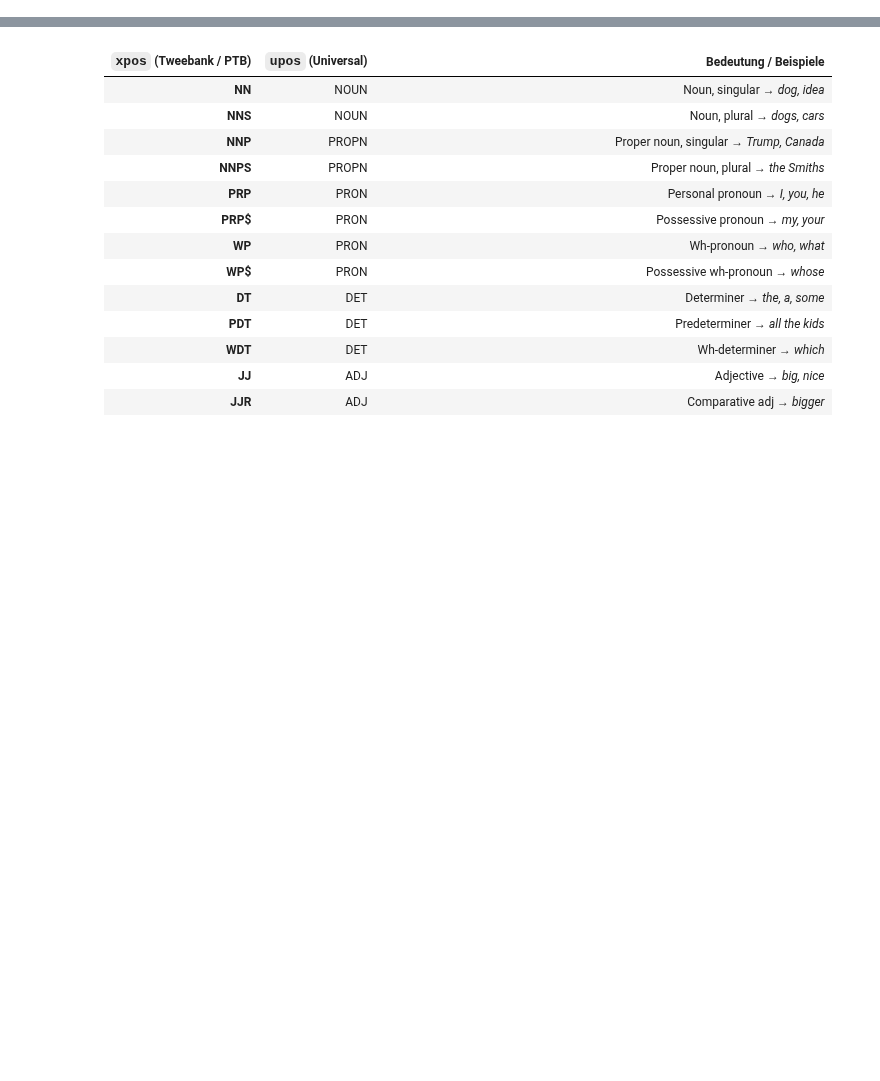
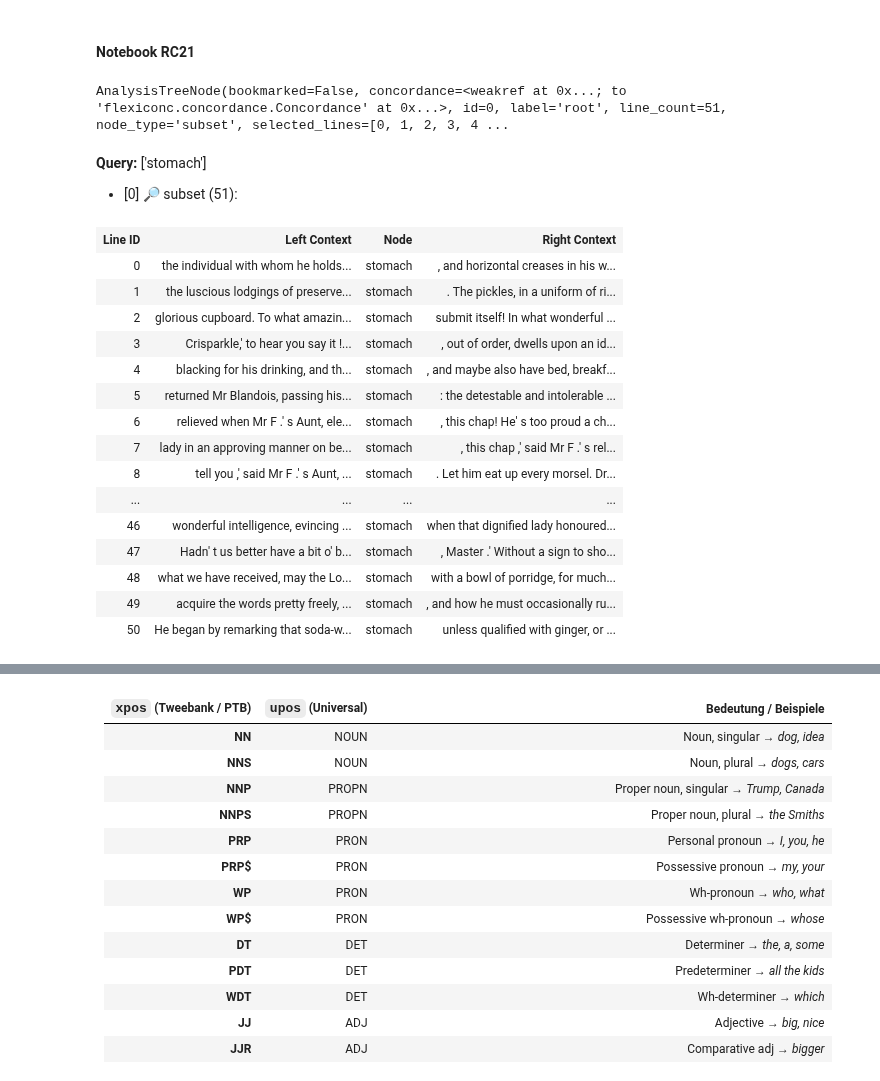
Before and after one commit to vivien3mueller/TrumMus, a Jupyter notebook: 05 FlexiConc_Analyse.ipynb, the cells around one changed output, grey strips where cells are left out. Drawn from its saved outputs; the diff is of its cells as text; code cells hidden in the pictures; blank space fills up the shorter version.

```diff
--- a/05 FlexiConc_Analyse.ipynb
+++ b/05 FlexiConc_Analyse.ipynb
@@ -0,0 +67,2 @@
+# %% [markdown]
+#### Notebook RC21
@@ -0,0 +74,30 @@
+# %%
+c.root
+# %% [output]
+AnalysisTreeNode(bookmarked=False, concordance=<weakref at 0x...; to 'flexiconc.concordance.Concordance' at 0x...>, id=0, label='root', line_count=51, node_type='subset', selected_lines=[0, 1, 2, 3, 4 ...
+# %%
+from IPython.display import HTML, display
+from flexiconc.visualization.html_visualizer import generate_concordance_html, generate_analysis_tree_html
+display(HTML(generate_analysis_tree_html(c)))
+# %% [output]
+Query: ['stomach']
+[0] 🔎 subset (51):
+# %%
+display(HTML(generate_concordance_html(c, c.root, n=1000)))
+# %% [output]
+| Line ID | Left Context | Node | Right Context |
+| 0 | the individual with whom he holds... | stomach | , and horizontal creases in his w... |
+| 1 | the luscious lodgings of preserve... | stomach | . The pickles, in a uniform of ri... |
+| 2 | glorious cupboard. To what amazin... | stomach | submit itself! In what wonderful ... |
+| 3 | Crisparkle,' to hear you say it !... | stomach | , out of order, dwells upon an id... |
+| 4 | blacking for his drinking, and th... | stomach | , and maybe also have bed, breakf... |
+| 5 | returned Mr Blandois, passing his... | stomach | : the detestable and intolerable ... |
+| 6 | relieved when Mr F .' s Aunt, ele... | stomach | , this chap! He' s too proud a ch... |
+| 7 | lady in an approving manner on be... | stomach | , this chap ,' said Mr F .' s rel... |
+| 8 | tell you ,' said Mr F .' s Aunt, ... | stomach | . Let him eat up every morsel. Dr... |
+| ... | ... | ... | ... |
+| 46 | wonderful intelligence, evincing ... | stomach | when that dignified lady honoured... |
+| 47 | Hadn' t us better have a bit o' b... | stomach | , Master .' Without a sign to sho... |
+| 48 | what we have received, may the Lo... | stomach | with a bowl of porridge, for much... |
+| 49 | acquire the words pretty freely, ... | stomach | , and how he must occasionally ru... |
+| 50 | He began by remarking that soda-w... | stomach | unless qualified with ginger, or ... |
```
Also changed, not shown: parts of 32 cells of this notebook, 1 other file.
